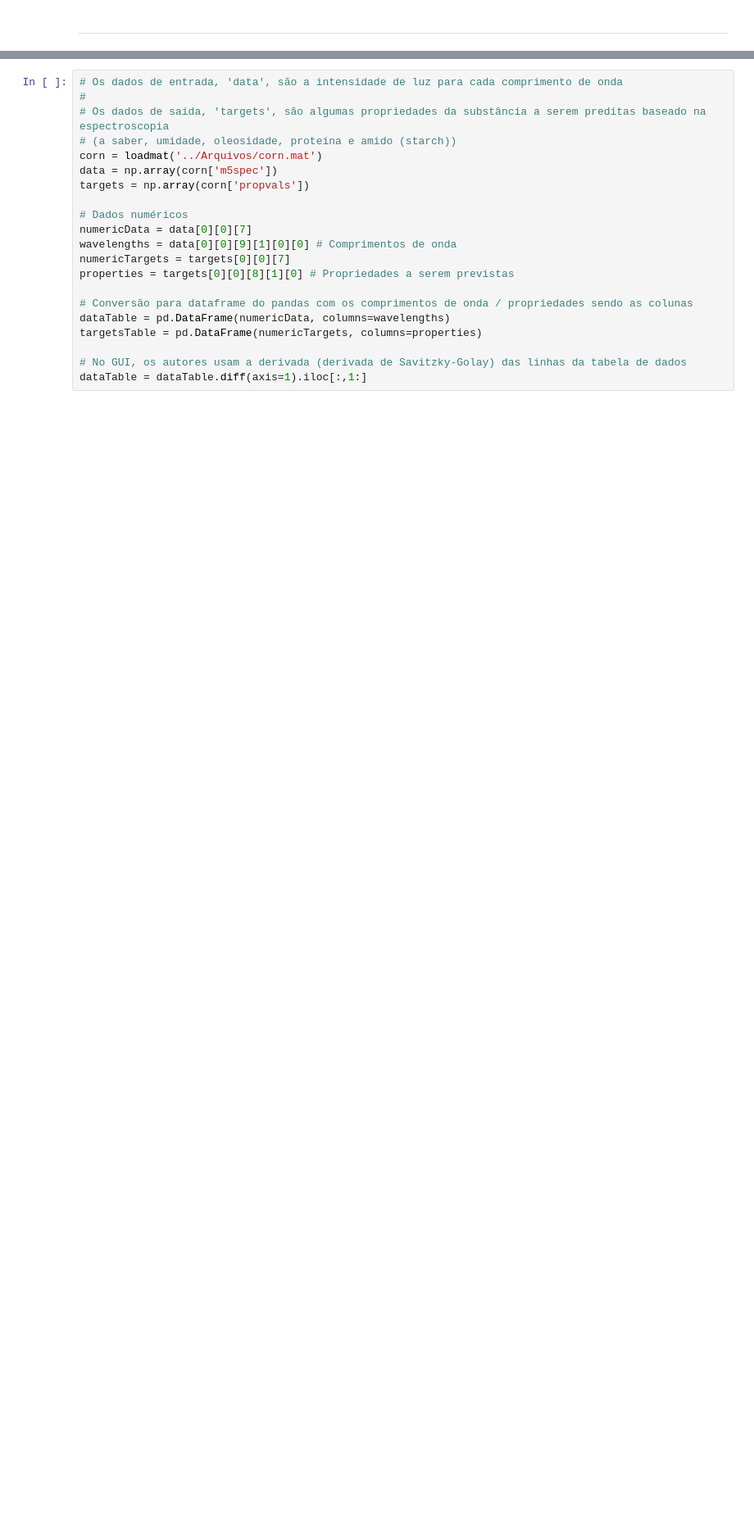
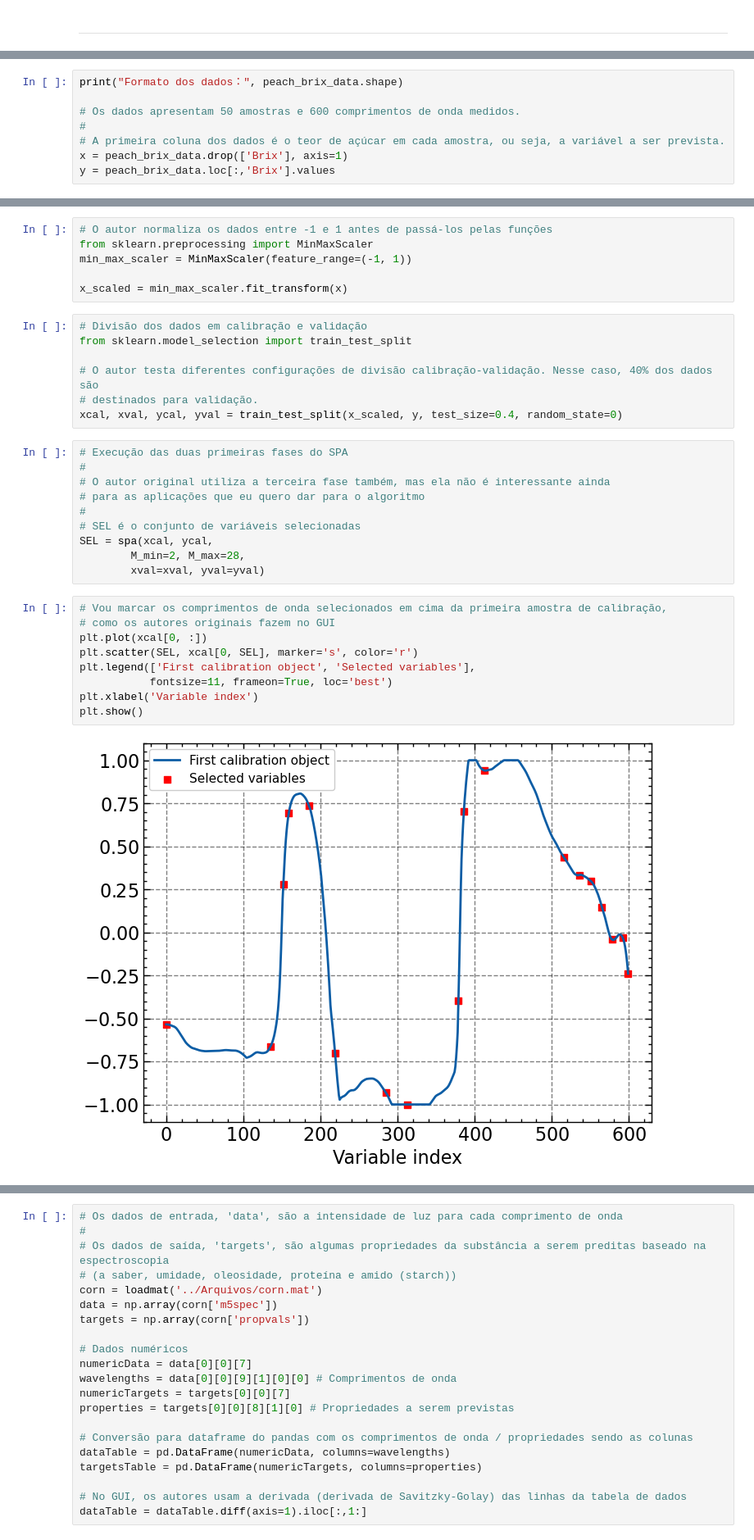
Before and after one commit to yanvgf/successive-projections-algorithm, a Jupyter notebook: Implementacoes/aps.ipynb, the cells around one changed output, grey strips where cells are left out. Shown at 82% size. Saved outputs shown, nothing was run; the diff lists cells and outputs as text; blank space fills up the shorter version.

Commit message:
Adicionar teste com os dados da implementação do chinês

```diff
--- a/Implementacoes/aps.ipynb
+++ b/Implementacoes/aps.ipynb
@@ -266,0 +285,8 @@ def spa(xcal, ycal, xval=None, yval=None, M_min=1, M_max=None):
+# %%
+print("Formato dos dados：", peach_brix_data.shape)
+
+# Os dados apresentam 50 amostras e 600 comprimentos de onda medidos.
+#
+# A primeira coluna dos dados é o teor de açúcar em cada amostra, ou seja, a variável a ser prevista.
+x = peach_brix_data.drop(['Brix'], axis=1)
+y = peach_brix_data.loc[:,'Brix'].values
@@ -266,0 +295,34 @@ def spa(xcal, ycal, xval=None, yval=None, M_min=1, M_max=None):
+# %%
+# O autor normaliza os dados entre -1 e 1 antes de passá-los pelas funções
+from sklearn.preprocessing import MinMaxScaler
+min_max_scaler = MinMaxScaler(feature_range=(-1, 1))
+
+x_scaled = min_max_scaler.fit_transform(x)
+# %%
+# Divisão dos dados em calibração e validação
+from sklearn.model_selection import train_test_split
+
+# O autor testa diferentes configurações de divisão calibração-validação. Nesse caso, 40% dos dados são
+# destinados para validação.
+xcal, xval, ycal, yval = train_test_split(x_scaled, y, test_size=0.4, random_state=0)
+# %%
+# Execução das duas primeiras fases do SPA
+#
+# O autor original utiliza a terceira fase também, mas ela não é interessante ainda
+# para as aplicações que eu quero dar para o algoritmo
+#
+# SEL é o conjunto de variáveis selecionadas
+SEL = spa(xcal, ycal,
+        M_min=2, M_max=28,
+        xval=xval, yval=yval)
+# %%
+# Vou marcar os comprimentos de onda selecionados em cima da primeira amostra de calibração,
+# como os autores originais fazem no GUI
+plt.plot(xcal[0, :])
+plt.scatter(SEL, xcal[0, SEL], marker='s', color='r')
+plt.legend(['First calibration object', 'Selected variables'],
+           fontsize=11, frameon=True, loc='best')
+plt.xlabel('Variable index')
+plt.show()
+# %% [output]
+[figure, added]
```
Also changed, not shown: parts of 5 cells of this notebook, 1 other file.
